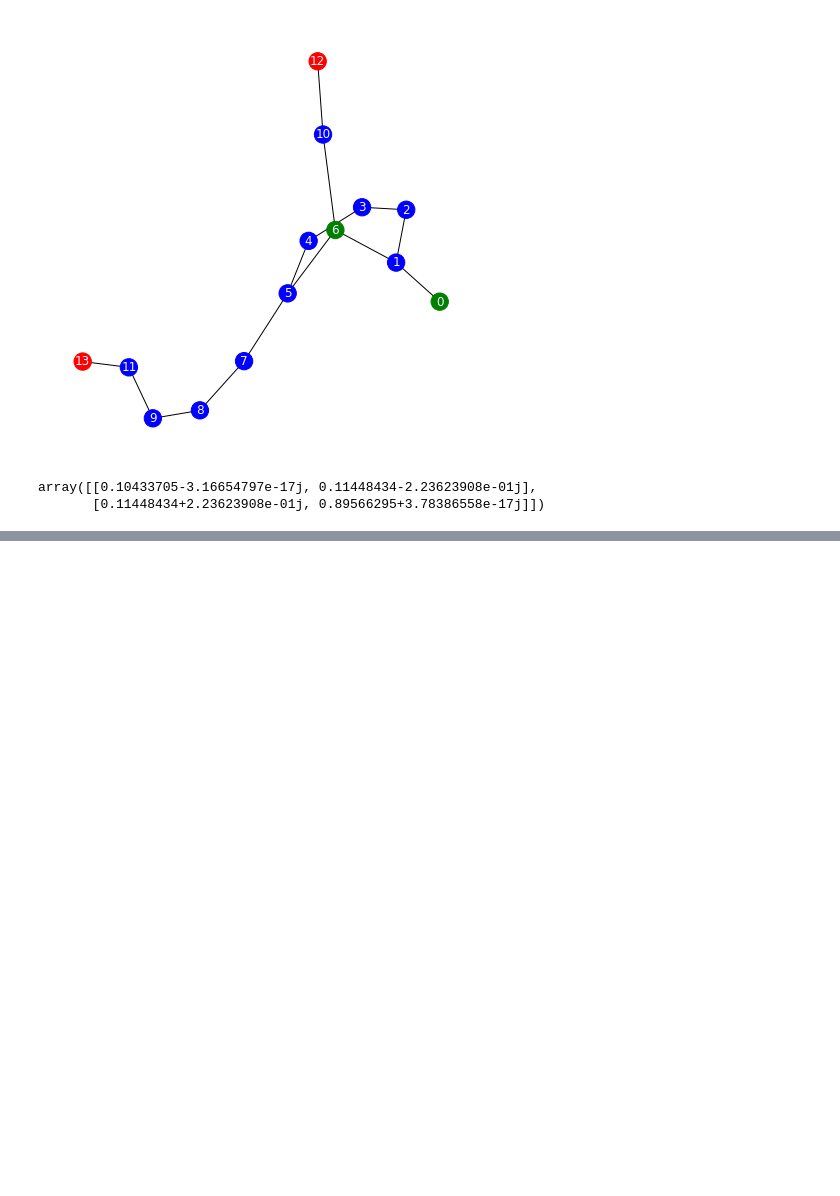
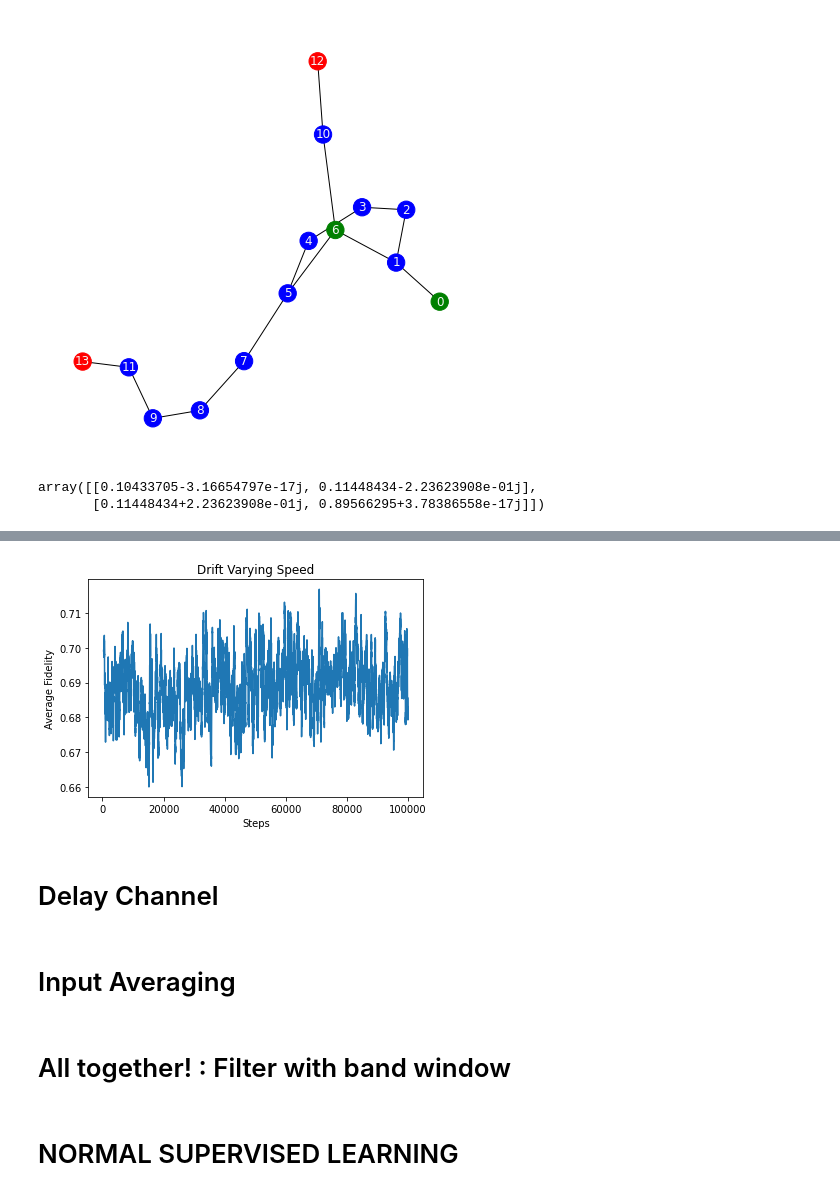
Before and after one commit to BestQuark/mbqlearning, a Jupyter notebook: mbqc-qrnn.ipynb, the cells around one changed output, grey strips where cells are left out. Saved outputs shown, nothing was run; the diff lists cells and outputs as text; code cells hidden in the pictures; blank space fills up the shorter version.

```diff
--- a/mbqc-qrnn.ipynb
+++ b/mbqc-qrnn.ipynb
@@ -706,0 +765,6 @@ plot_results(log_dir, title="Random single-qubit unitary",w=100)
+# %%
+log_dir = "./logs/logs2"
+os.makedirs(log_dir, exist_ok=True)
+env = Monitor(env, log_dir)
+checkpoint_on_event = CheckpointCallback(save_freq=1, save_path=log_dir)
+event_callback = EveryNTimesteps(n_steps=1000, callback=checkpoint_on_event)
@@ -706,0 +776,13 @@ plot_results(log_dir, title="Random single-qubit unitary",w=100)
+# %%
+#plot learning curve of the agent
+plot_results(log_dir, title="Drift Varying Speed",w=100)
+# %% [output]
+[figure, added]
+# %% [markdown]
+# Delay Channel
+# %% [markdown]
+# Input Averaging
+# %% [markdown]
+# All together! : Filter with band window
+# %% [markdown]
+# NORMAL SUPERVISED LEARNING
```
Also changed, not shown: parts of 17 cells of this notebook.
